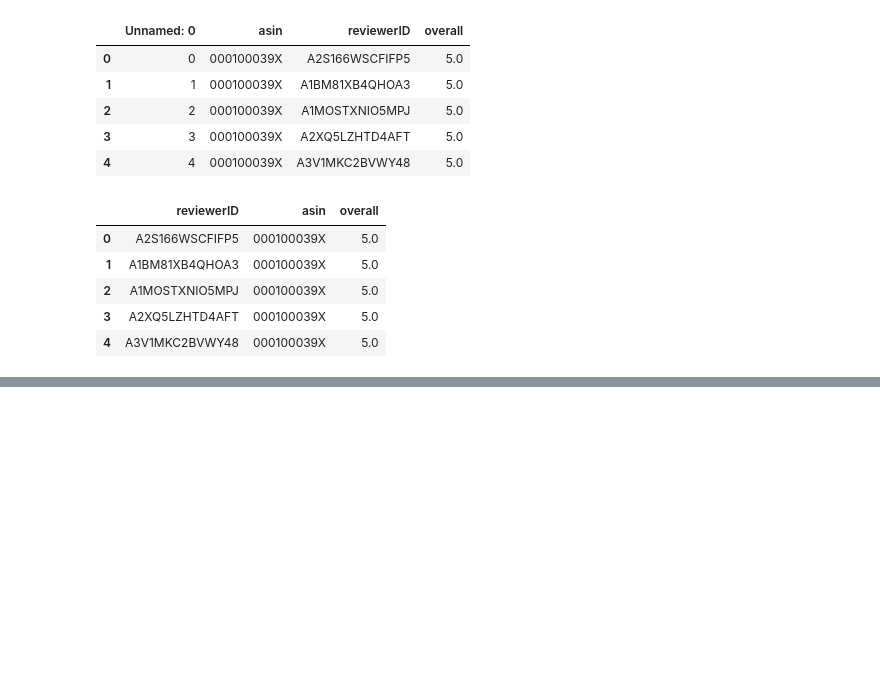
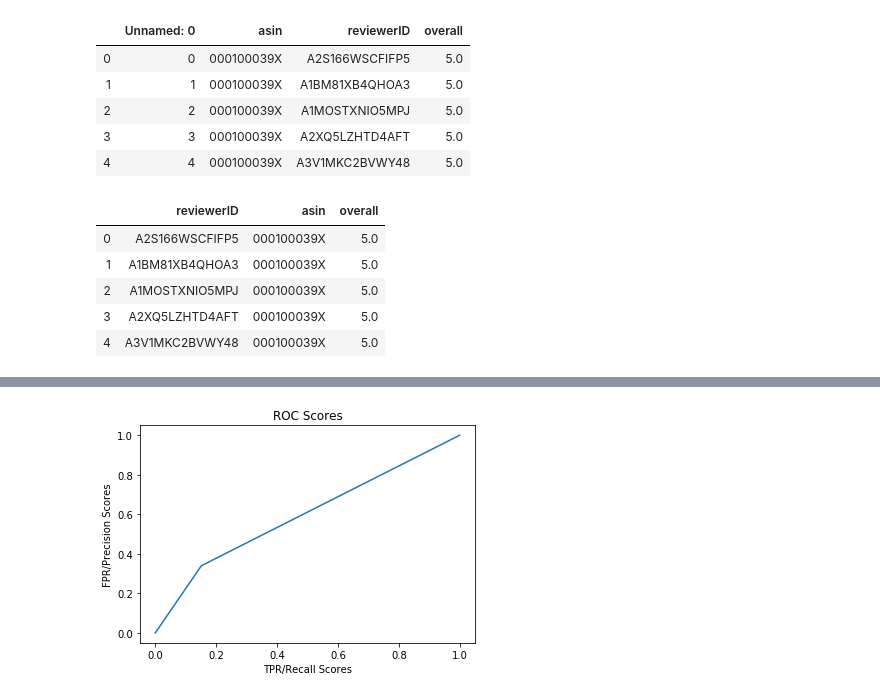
Before and after one commit to shhudspeth/BookRecommendationSystem, a Jupyter notebook: Recommender Using Surprise.ipynb, the cells around one changed output, grey strips where cells are left out. Saved outputs shown, nothing was run; the diff lists cells and outputs as text; code cells hidden in the pictures; blank space fills up the shorter version.

```diff
--- a/Recommender Using Surprise.ipynb
+++ b/Recommender Using Surprise.ipynb
@@ -28,0 +33,2 @@ read_.head()
+# %%
+user_ratings_count = read_.groupby('reviewerID')['overall'].count()
@@ -214,0 +361,18 @@ for trainset, testset in kf.split(data):
+# %%
+def make_binary_tpr_fpr_user(predictions, threshold_diction):
+
+    pred_df = pd.DataFrame(predictions)
+
+    pred_df['threshold'] = pred_df['uid'].map(threshold_diction)
+    pred_df['r_ui'].where(pred_df['r_ui']>=pred_df['threshold'], 1, inplace=True)
+    pred_df['r_ui'].where(pred_df['r_ui']<pred_df['threshold'], 0, inplace=True)
+    pred_df['est'].where(pred_df['est']>=pred_df['threshold'], 1, inplace=True)
+    pred_df['est'].where(pred_df['est']<pred_df['threshold'], 0, inplace=True)
+
+    return pred_df['r_ui'], pred_df['est']
+
+true_r_ut, est_ut = make_binary_tpr_fpr_user(predictions, threshold_diction)
+# %%
+graph_roc(true_r_ut, est_ut)
+# %% [output]
+[figure, added]
```
Also changed, not shown: parts of 33 cells of this notebook.
